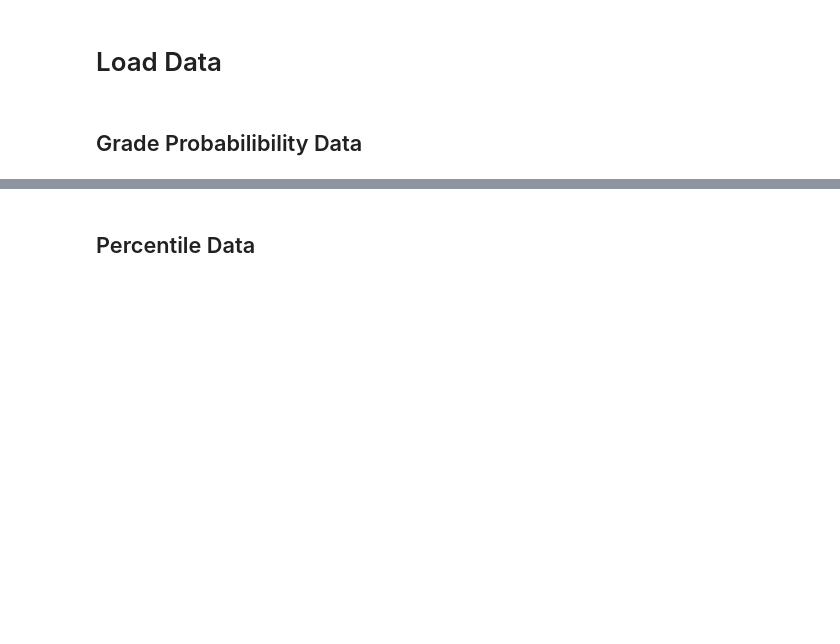
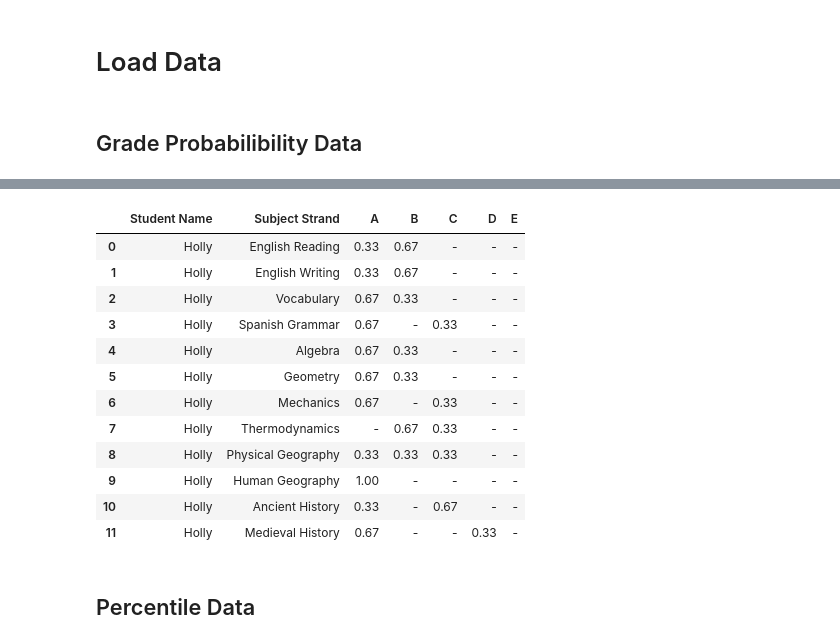
Before and after one commit to kraigochieng/chanzo, a Jupyter notebook: student_performance/agent.ipynb, the cells around one changed output, grey strips where cells are left out. Cells and saved outputs as stored; diff of their text form; code cells hidden in the pictures; blank space fills up the shorter version.

```diff
--- a/student_performance/agent.ipynb
+++ b/student_performance/agent.ipynb
@@ -185,3 +144,52 @@ print(json.dumps(grade_probability_per_strand_dict, indent=2))
+# %%
+all_grades = sorted(df["Grade"].unique())
+
+
+student_strand_dfs = []
+
+
+for student_name in df["Student Name"].unique():
+    student_df = df[df["Student Name"] == student_name]
+
+    for strand in df["Subject Strand"].unique():
+        strand_df = student_df[student_df["Subject Strand"] == strand]
+        if strand_df.empty:
+            continue
+
+        grade_counts = strand_df["Grade"].value_counts(normalize=True).round(2)
+
+        row = {
+            grade: f"{grade_counts[grade]:.2f}" if grade in grade_counts else "-"
+            for grade in all_grades
+        }
+        row["Student Name"] = student_name
+        row["Subject Strand"] = strand
+
+        student_strand_dfs.append(row)
+
+
+strand_grade_prob_df = pd.DataFrame(student_strand_dfs)
+strand_grade_prob_df = strand_grade_prob_df[
+    ["Student Name", "Subject Strand"] + all_grades
+]
+strand_grade_prob_df_for_specific_student = strand_grade_prob_df[
+    strand_grade_prob_df["Student Name"] == student_names[0]
+]
+strand_grade_prob_df_for_specific_student
+# %% [output]
+|  | Student Name | Subject Strand | A | B | C | D | E |
+| 0 | Holly | English Reading | 0.33 | 0.67 | - | - | - |
+| 1 | Holly | English Writing | 0.33 | 0.67 | - | - | - |
+| 2 | Holly | Vocabulary | 0.67 | 0.33 | - | - | - |
+| 3 | Holly | Spanish Grammar | 0.67 | - | 0.33 | - | - |
+| 4 | Holly | Algebra | 0.67 | 0.33 | - | - | - |
+| 5 | Holly | Geometry | 0.67 | 0.33 | - | - | - |
+| 6 | Holly | Mechanics | 0.67 | - | 0.33 | - | - |
+| 7 | Holly | Thermodynamics | - | 0.67 | 0.33 | - | - |
+| 8 | Holly | Physical Geography | 0.33 | 0.33 | 0.33 | - | - |
+| 9 | Holly | Human Geography | 1.00 | - | - | - | - |
+| 10 | Holly | Ancient History | 0.33 | - | 0.67 | - | - |
+| 11 | Holly | Medieval History | 0.67 | - | - | 0.33 | - |
 # %% [markdown]
 ## Percentile Data
 # %%
```
Also changed, not shown: parts of 38 cells of this notebook.
